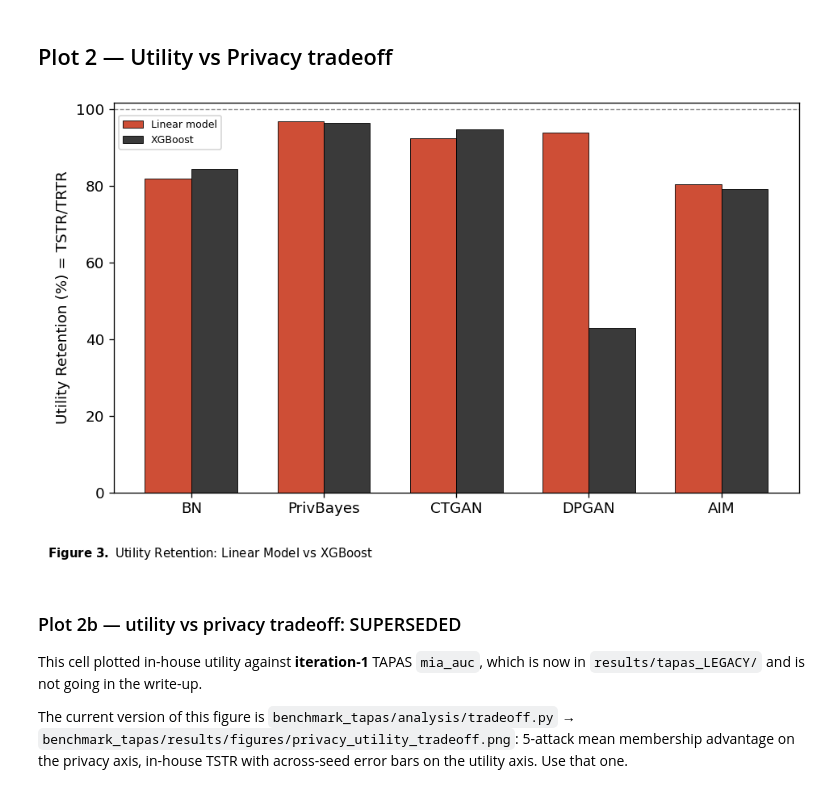
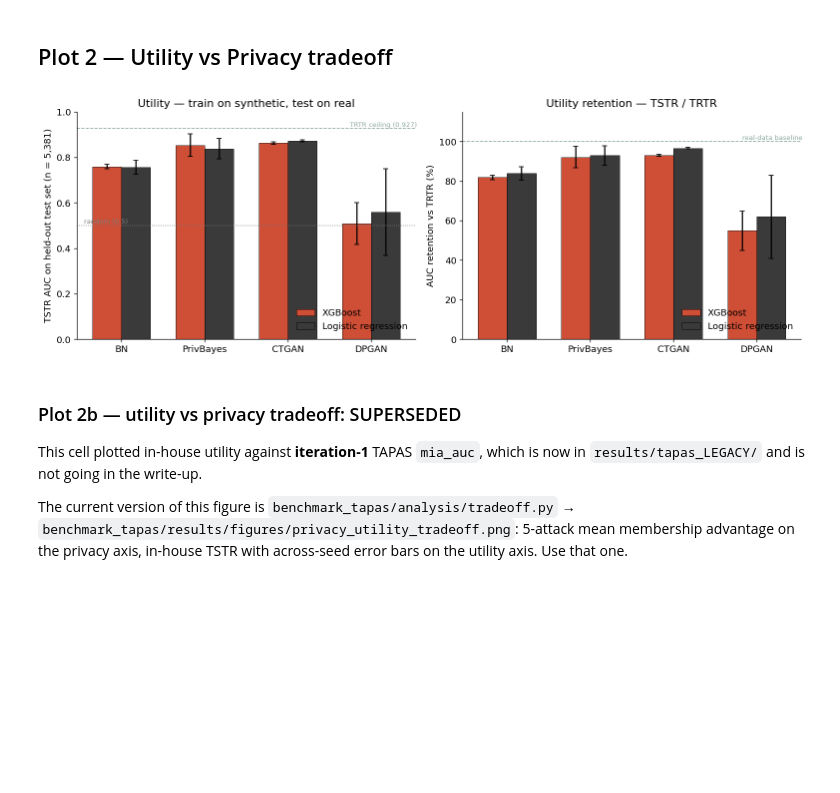
Before and after one commit to oliviapeng26/priv-sdg, a Jupyter notebook: evaluation/analysis.ipynb, the cells around one changed output. Drawn from its saved outputs; the diff is of its cells as text; code cells hidden in the pictures; blank space fills up the shorter version.

```diff
--- a/evaluation/analysis.ipynb
+++ b/evaluation/analysis.ipynb
@@ -242,42 +218,62 @@ plt.show()
 # %% [markdown]
 ## Plot 2 — Utility vs Privacy tradeoff
 # %%
-# Utility retention = TSTR / TRTR x 100, both scored on the same 5,381-record
-# holdout. Error bars are the across-seed std over seeds.RUN_SEEDS -- worth reading
-# before comparing bars: at eps=1.0 the DP methods' spread can be wide enough to
-# overlap their non-DP siblings.
-fig, ax = plt.subplots(figsize=(8, 5))
+# Left: absolute TSTR AUC against the TRTR ceiling. Right: retention = TSTR/TRTR.
+# Error bars are across-seed s.d. (seeds.RUN_SEEDS) - read them before comparing bars.
+fig, axes = plt.subplots(1, 2, figsize=(13, 4.6))
 
-labels = [METHOD_LABELS[m] for m in METHOD_ORDER]
+labels = [METHOD_LABELS[m] for m in METHOD_ORDER
+          if not util.loc[METHOD_LABELS[m]].isna().all()]
+methods_present = [m for m in METHOD_ORDER if METHOD_LABELS[m] in labels]
 x = np.arange(len(labels))
 width = 0.35
 
-lr_ret  = [100 * util.loc[l, 'retention_logistic_regression'] for l in labels]
-xgb_ret = [100 * util.loc[l, 'retention_xgboost'] for l in labels]
-lr_err  = [100 * util_sd.loc[l, 'retention_logistic_regression'] for l in labels]
-xgb_err = [100 * util_sd.loc[l, 'retention_xgboost'] for l in labels]
+# --- absolute AUC ---
+ax = axes[0]
+ax.bar(x - width/2, [util.loc[l, 'tstr_xgboost_auc'] for l in labels], width,
+       yerr=[util_sd.loc[l, 'tstr_xgboost_auc'] for l in labels], capsize=3,
+       label='XGBoost', color=ORANGE, edgecolor='black', linewidth=0.5)
+ax.bar(x + width/2, [util.loc[l, 'tstr_logistic_regression_auc'] for l in labels], width,
+       yerr=[util_sd.loc[l, 'tstr_logistic_regression_auc'] for l in labels], capsize=3,
+       label='Logistic regression', color=GREY, edgecolor='black', linewidth=0.5)
 
-ax.bar(x - width/2, lr_ret, width, yerr=lr_err, capsize=3, label='Logistic regression',
-       color=ORANGE, edgecolor='black', linewidth=0.5)
-ax.bar(x + width/2, xgb_ret, width, yerr=xgb_err, capsize=3, label='XGBoost',
-       color=GREY, edgecolor='black', linewidth=0.5)
+trtr = util['trtr_xgboost_auc'].dropna().iloc[0]
+ax.axhline(trtr, ls='--', lw=1, color=TEAL)
+ax.text(len(labels) - 0.45, trtr + 0.008, f'TRTR ceiling ({trtr:.3f})',
+        fontsize=8, color=TEAL, ha='right')
+ax.axhline(0.5, ls=':', lw=1, color='grey')
+ax.text(-0.45, 0.51, 'random (0.5)', fontsize=8, color='grey')
 
-ax.axhline(100, ls='--', lw=1, color=TEAL, zorder=1)
-ax.text(len(labels) - 0.4, 101, 'real-data baseline (TRTR)', fontsize=8,
-        color=TEAL, ha='right', va='bottom')
-
-ax.set_xticks(x)
-ax.set_xticklabels(labels)
-ax.set_ylabel('AUC retention vs real-data baseline (%)')
-ax.set_title('Utility retention — TSTR / TRTR, held-out test set (n = 5,381)')
-ax.yaxis.set_major_formatter(mticker.PercentFormatter())
-ax.legend(frameon=False)
+ax.set_xticks(x); ax.set_xticklabels(labels)
+ax.set_ylabel('TSTR AUC on held-out test set (n = 5,381)')
+ax.set_ylim(0, 1.0)
+ax.set_title('Utility — train on synthetic, test on real')
+ax.legend(frameon=False, loc='lower right')
 ax.spines[['top', 'right']].set_visible(False)
 
-plt.savefig(RESULTS / 'utility_metric_comparison.png', bbox_inches='tight')
+# --- retention ---
+ax = axes[1]
+ax.bar(x - width/2, [100 * util.loc[l, 'retention_xgboost'] for l in labels], width,
+       yerr=[100 * util_sd.loc[l, 'retention_xgboost'] for l in labels], capsize=3,
+       label='XGBoost', color=ORANGE, edgecolor='black', linewidth=0.5)
+ax.bar(x + width/2, [100 * util.loc[l, 'retention_logistic_regression'] for l in labels], width,
+       yerr=[100 * util_sd.loc[l, 'retention_logistic_regression'] for l in labels], capsize=3,
+       label='Logistic regression', color=GREY, edgecolor='black', linewidth=0.5)
+ax.axhline(100, ls='--', lw=1, color=TEAL)
+ax.text(len(labels) - 0.45, 101, 'real-data baseline', fontsize=8, color=TEAL, ha='right')
+
+ax.set_xticks(x); ax.set_xticklabels(labels)
+ax.set_ylabel('AUC retention vs TRTR (%)')
+ax.set_ylim(0, 115)
+ax.set_title('Utility retention — TSTR / TRTR')
+ax.legend(frameon=False, loc='lower right')
+ax.spines[['top', 'right']].set_visible(False)
+
+plt.tight_layout()
+plt.savefig(RESULTS / 'utility_metric_comparison.png', bbox_inches='tight', dpi=150)
 plt.show()
 # %% [output]
-[figure, old version]
+[figure, new version]
 # %% [markdown]
 ### Plot 2b — utility vs privacy tradeoff: SUPERSEDED
 
```
Also changed, not shown: parts of 24 cells of this notebook.
